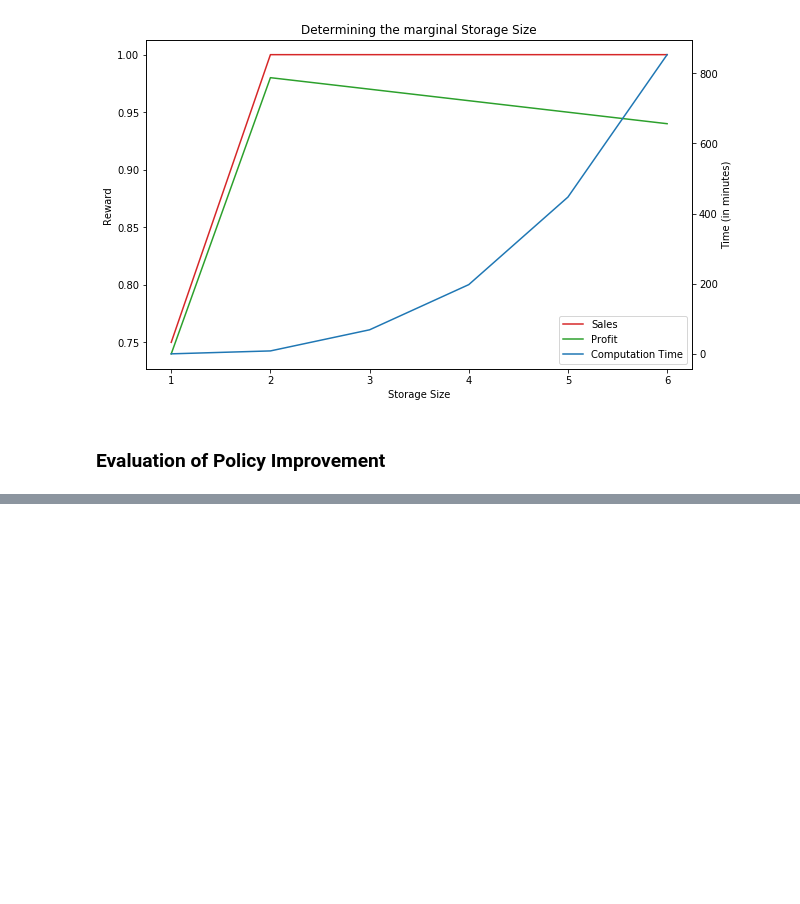
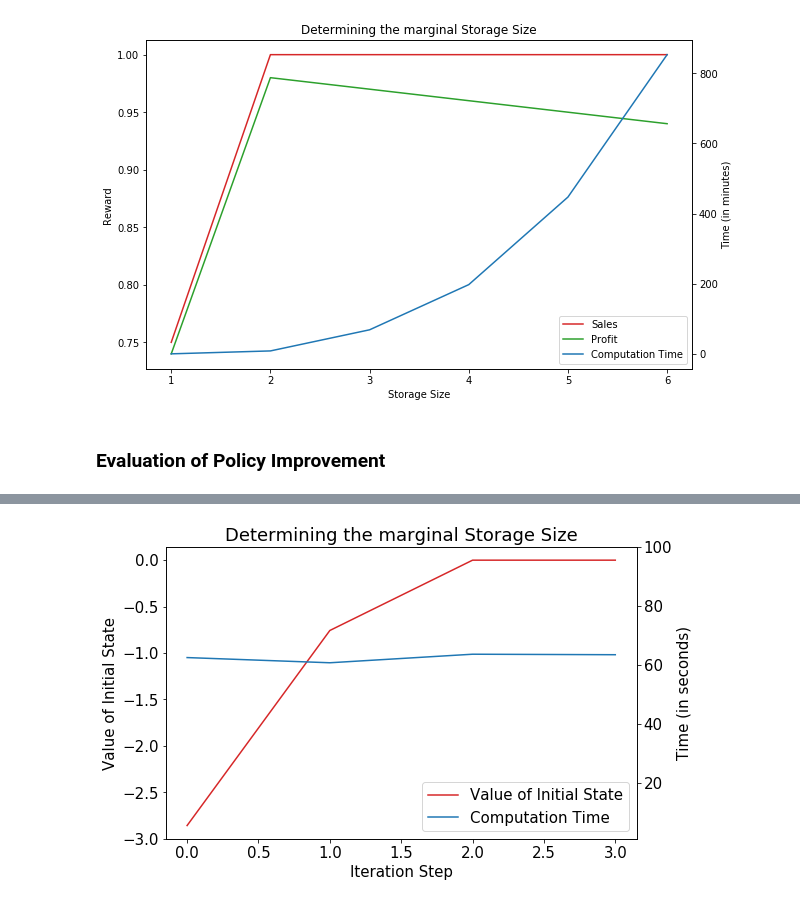
Before and after one commit to jonasjostmann/ddm-policy-iteration, a Jupyter notebook: experiments.ipynb, the cells around one changed output, grey strips where cells are left out. Saved outputs shown, nothing was run; the diff lists cells and outputs as text; code cells hidden in the pictures; blank space fills up the shorter version.

Commit message:
Changes in experiments

```diff
--- a/experiments.ipynb
+++ b/experiments.ipynb
@@ -330,0 +346,39 @@ plt.show()
+# %%
+
+
+# Create some mock data
+t = np.arange(0, 64.0, 1)
+data1 = calc_time
+data2 = values
+experiment_range = iters
+
+fig, ax1 = plt.subplots()
+
+color = 'tab:red'
+ax1.set_xlabel('Iteration Step')
+ax1.set_ylabel('Value of Initial State', color='black')
+pre, = ax1.plot(experiment_range, data2, color=color, label='Value of Initial State')
+ax1.tick_params(axis='y', labelcolor='black')
+
+ax2 = ax1.twinx()  # instantiate a second axes that shares the same x-axis
+
+color = 'tab:blue'
+ax2.set_ylabel('Time (in seconds)', color='black')  # we already handled the x-label with ax1
+time, = ax2.plot(experiment_range, data1, color=color, label='Computation Time')
+ax2.tick_params(axis='y', labelcolor='black')
+plt.ylim(1,100)
+
+plt.legend(handles=[pre, time], loc=4)
+plt.title("Determining the marginal Storage Size")
+
+fig.tight_layout()  # otherwise the right y-label is slightly clipped
+fig.set_figheight(6)
+fig.set_figwidth(10)
+
+# Save File
+file_name = "ImprPlot_Time_4_PULL_10_PUSH_10_EFF_07_Prob_05_MAX_ENG_2_1"
+plt.savefig('results/'+ file_name +'.png')
+
+plt.show()
+# %% [output]
+[figure, added]
```
Also changed, not shown: parts of 2 cells of this notebook, 1 other file.
